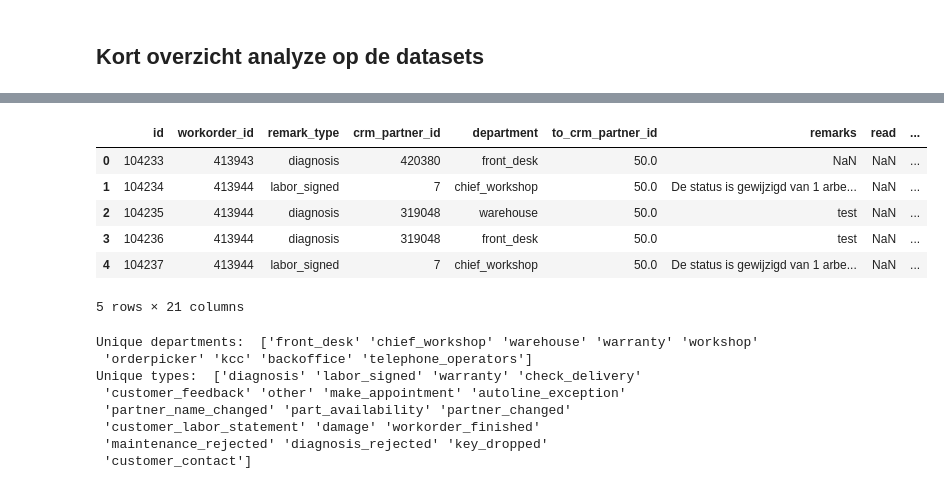
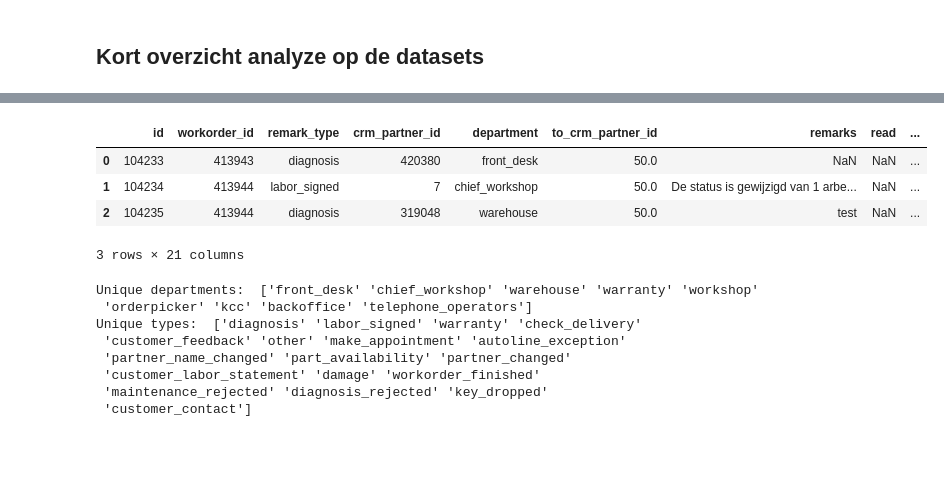
Before and after one commit to abdullah-at-avans/dealer-assistant-model, a Jupyter notebook: notebooks/v2.ipynb, the cells around one changed output, grey strips where cells are left out. Cells and saved outputs as stored; diff of their text form; code cells hidden in the pictures; blank space fills up the shorter version.

```diff
--- a/notebooks/v2.ipynb
+++ b/notebooks/v2.ipynb
@@ -16,16 +14,18 @@
 !pip install torch
 !spacy download nl_core_news_sm
 !pip install sentence-transformers faiss-cpu
+!pip install sacremoses
 
 # Imports
-from transformers import pipeline
+from transformers import pipeline, AutoTokenizer, AutoModelForSeq2SeqLM
+from tqdm import tqdm
 import pandas as pd
 import spacy
 import torch
-
-# Configuratie
-nlp = spacy.load('nl_core_news_sm')
-pd.set_option('display.max_colwidth', None)
+import random
+import matplotlib.pyplot as plt
+import seaborn as sns
+import numpy as np
 # %% [output]
 Requirement already satisfied: pandas in /usr/local/lib/python3.12/dist-packages (2.2.2)
 Requirement already satisfied: numpy>=1.26.0 in /usr/local/lib/python3.12/dist-packages (from pandas) (2.0.2)
@@ -71,13 +60,11 @@ werkorders_df.head()
 # %%
-berichten_df.head()
+berichten_df.head(3)
 # %% [output]
 |  | id | workorder_id | remark_type | crm_partner_id | department | to_crm_partner_id | remarks | read | ... |
 | 0 | 104233 | 413943 | diagnosis | 420380 | front_desk | 50.0 | NaN | NaN | ... |
 | 1 | 104234 | 413944 | labor_signed | 7 | chief_workshop | 50.0 | De status is gewijzigd van 1 arbe... | NaN | ... |
 | 2 | 104235 | 413944 | diagnosis | 319048 | warehouse | 50.0 | test | NaN | ... |
-| 3 | 104236 | 413944 | diagnosis | 319048 | front_desk | 50.0 | test | NaN | ... |
-| 4 | 104237 | 413944 | labor_signed | 7 | chief_workshop | 50.0 | De status is gewijzigd van 1 arbe... | NaN | ... |
-5 rows × 21 columns
+3 rows × 21 columns
 # %%
 print('Unique departments: ', berichten_df['department'].unique())
 print('Unique types: ', berichten_df['remark_type'].unique())
```
Also changed, not shown: parts of 47 cells of this notebook.
